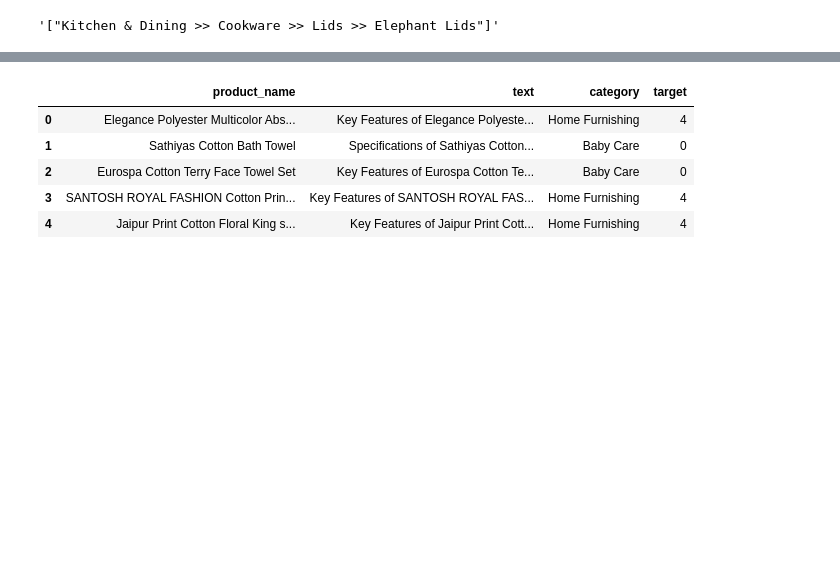
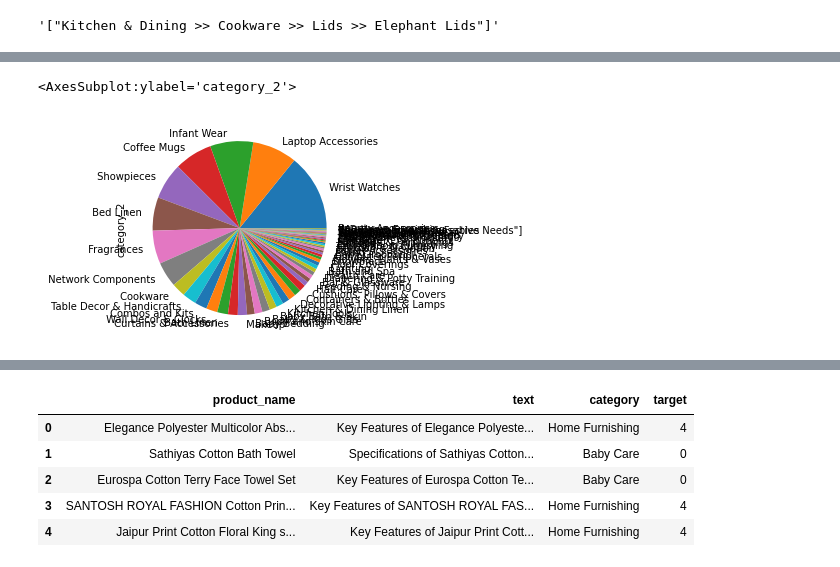
Before and after one commit to oumeima-elgharbi/P6_Data_Science_OpenClassrooms, a Jupyter notebook: P6_01_cleaning_exploration.ipynb, the cells around one changed output, grey strips where cells are left out. Saved outputs shown, nothing was run; the diff lists cells and outputs as text; code cells hidden in the pictures; blank space fills up the shorter version.

```diff
--- a/P6_01_cleaning_exploration.ipynb
+++ b/P6_01_cleaning_exploration.ipynb
@@ -323,0 +211,5 @@ data_v1
+# %%
+data_v1["category_2"].value_counts(normalize=True).plot(kind="pie")
+# %% [output]
+<AxesSubplot:ylabel='category_2'>
+[figure, added]
```
Also changed, not shown: parts of 26 cells of this notebook, 7 other files.
